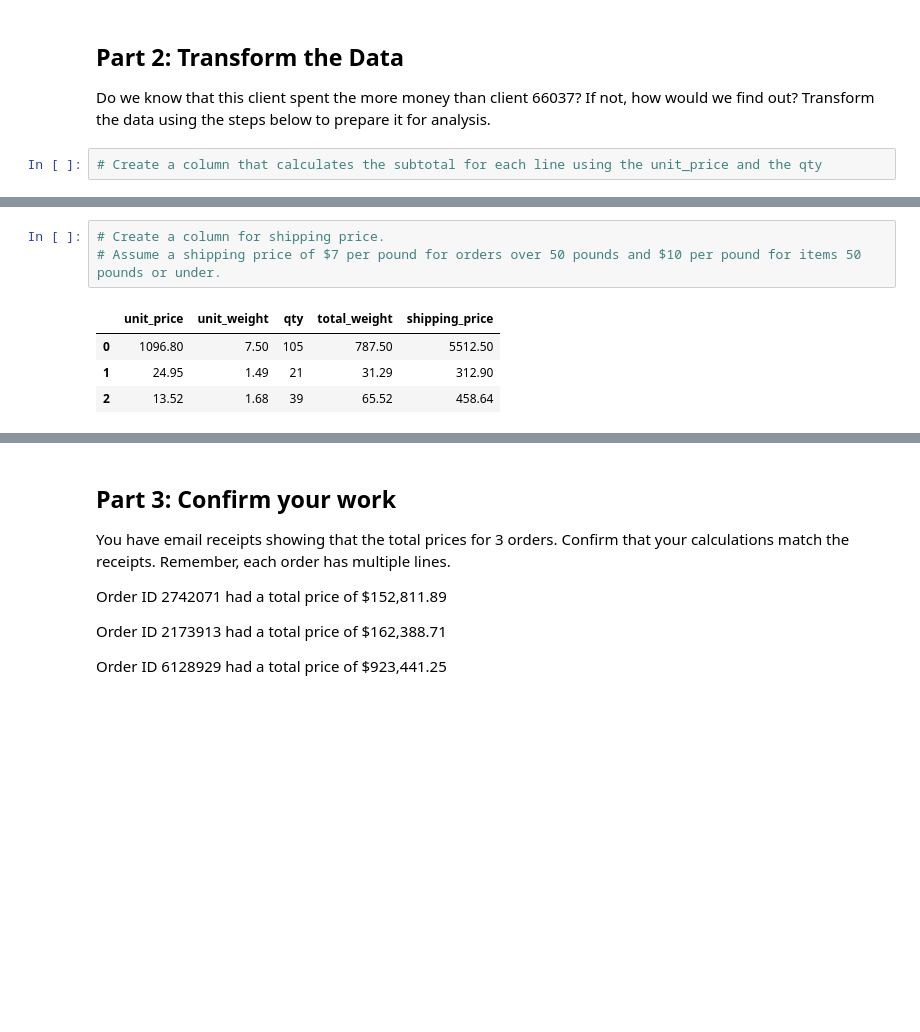
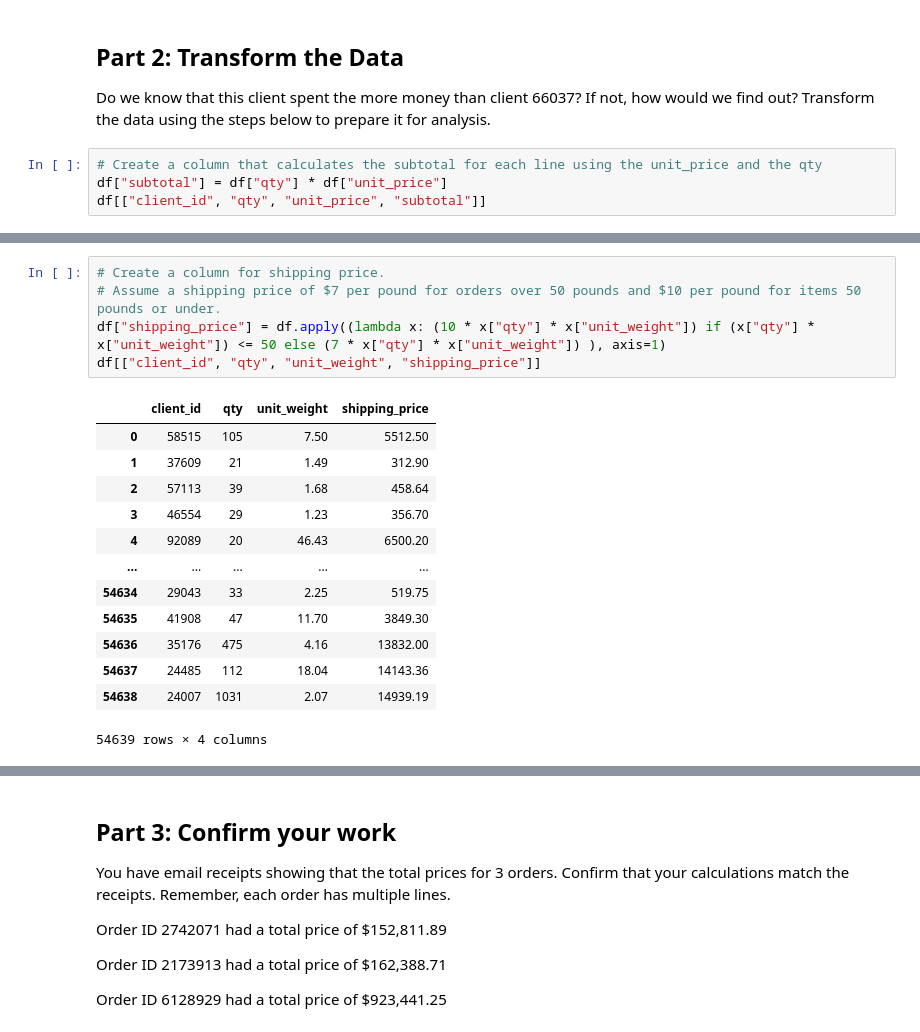
Before and after one commit to YuJames/pandas-challenge-1, a Jupyter notebook: wholesale_data_analysis_starter_code.ipynb, the cells around one changed output, grey strips where cells are left out. Saved outputs shown, nothing was run; the diff lists cells and outputs as text; blank space fills up the shorter version.

```diff
--- a/wholesale_data_analysis_starter_code.ipynb
+++ b/wholesale_data_analysis_starter_code.ipynb
@@ -117,4 +117,6 @@ df[df["client_id"] == top_client_id]["qty"].sum()
 Do we know that this client spent the more money than client 66037? If not, how would we find out? Transform the data using the steps below to prepare it for analysis.
 # %%
 # Create a column that calculates the subtotal for each line using the unit_price and the qty
+df["subtotal"] = df["qty"] * df["unit_price"]
+df[["client_id", "qty", "unit_price", "subtotal"]]
 # %% [output]
@@ -124,10 +136,21 @@ Do we know that this client spent the more money than client 66037? If not, how
 # %%
 # Create a column for shipping price.
 # Assume a shipping price of $7 per pound for orders over 50 pounds and $10 per pound for items 50 pounds or under.
+df["shipping_price"] = df.apply((lambda x: (10 * x["qty"] * x["unit_weight"]) if (x["qty"] * x["unit_weight"]) <= 50 else (7 * x["qty"] * x["unit_weight"]) ), axis=1)
+df[["client_id", "qty", "unit_weight", "shipping_price"]]
 # %% [output]
-|  | unit_price | unit_weight | qty | total_weight | shipping_price |
-| 0 | 1096.80 | 7.50 | 105 | 787.50 | 5512.50 |
-| 1 | 24.95 | 1.49 | 21 | 31.29 | 312.90 |
-| 2 | 13.52 | 1.68 | 39 | 65.52 | 458.64 |
+|  | client_id | qty | unit_weight | shipping_price |
+| 0 | 58515 | 105 | 7.50 | 5512.50 |
+| 1 | 37609 | 21 | 1.49 | 312.90 |
+| 2 | 57113 | 39 | 1.68 | 458.64 |
+| 3 | 46554 | 29 | 1.23 | 356.70 |
+| 4 | 92089 | 20 | 46.43 | 6500.20 |
+| ... | ... | ... | ... | ... |
+| 54634 | 29043 | 33 | 2.25 | 519.75 |
+| 54635 | 41908 | 47 | 11.70 | 3849.30 |
+| 54636 | 35176 | 475 | 4.16 | 13832.00 |
+| 54637 | 24485 | 112 | 18.04 | 14143.36 |
+| 54638 | 24007 | 1031 | 2.07 | 14939.19 |
+54639 rows × 4 columns
 # %%
 # Create a column for the total price using the subtotal and the shipping price along with a sales tax of 9.25%
```
Also changed, not shown: parts of 5 cells of this notebook.
